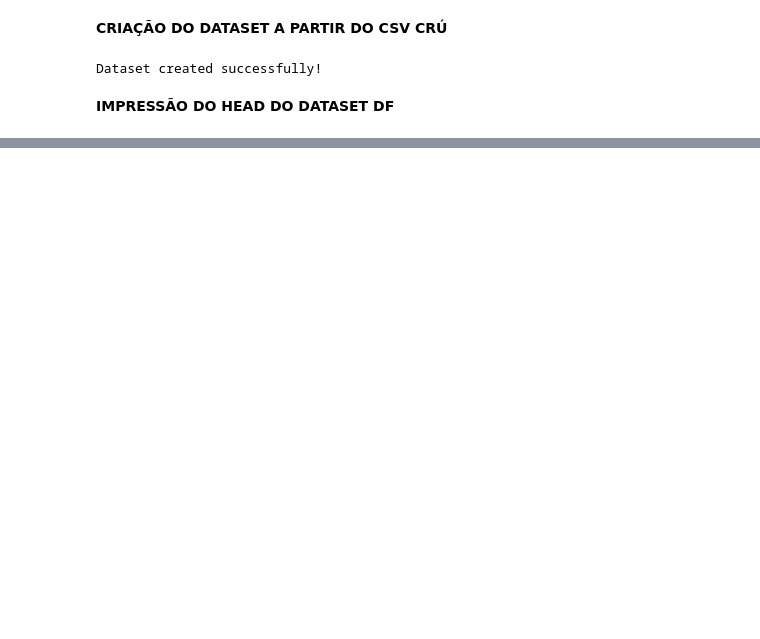
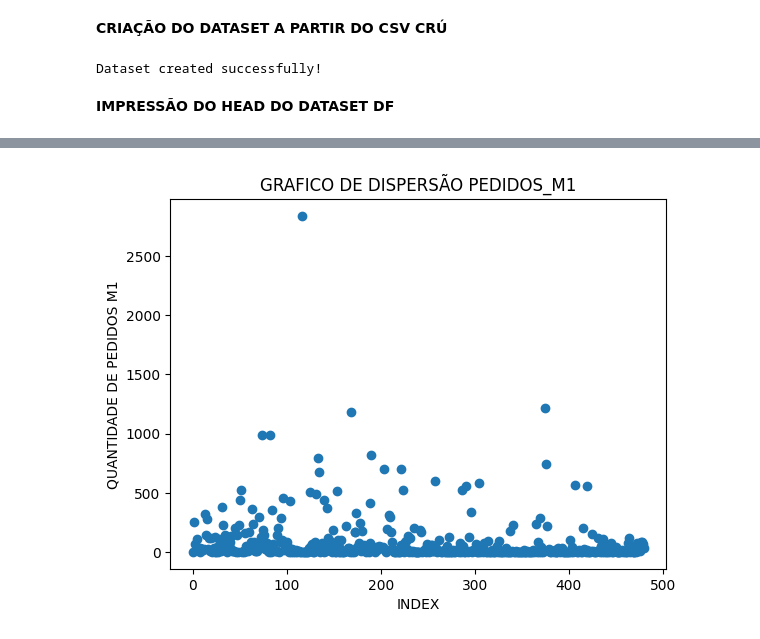
Before and after one commit to canasep/mack_projeto1, a Jupyter notebook: codes/PROJETO_APLICADO_1.ipynb, the cells around one changed output, grey strips where cells are left out. Cells and saved outputs as stored; diff of their text form; code cells hidden in the pictures; blank space fills up the shorter version.

```diff
--- a/codes/PROJETO_APLICADO_1.ipynb
+++ b/codes/PROJETO_APLICADO_1.ipynb
@@ -247,0 +266,15 @@ plt.show()
+# %%
+## GRAFICO DE DISPERSÃO PEDIDOS_M1
+
+### CRIACAO DO GRAFICO DE DISPERSÃO PEDIDOS_M1
+plt.scatter(df.index, df['pedidos_m1'])
+
+### LABELS
+plt.title('GRAFICO DE DISPERSÃO PEDIDOS_M1')
+plt.xlabel('INDEX')
+plt.ylabel('QUANTIDADE DE PEDIDOS M1')
+
+### IMPRESSÃO
+plt.show()
+# %% [output]
+[figure, added]
```
Also changed, not shown: parts of 61 cells of this notebook.
